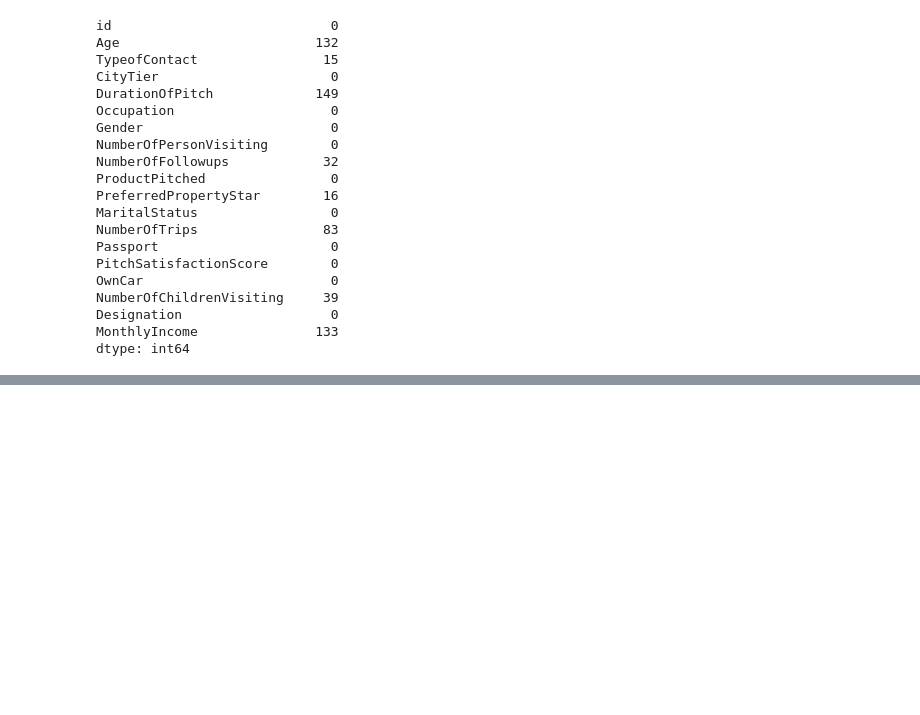
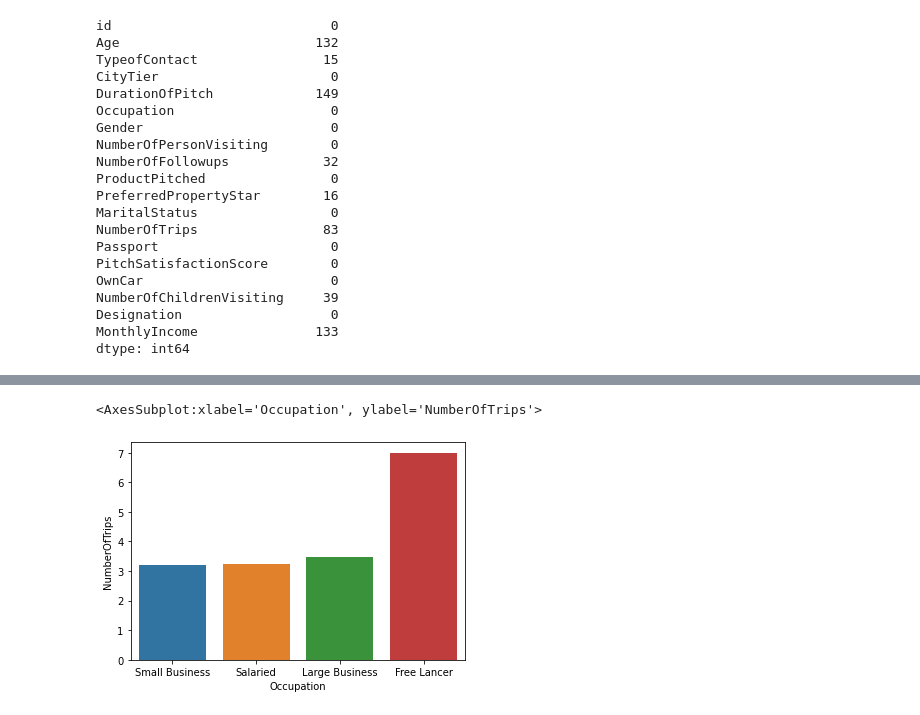
Before and after one commit to psrpsj/travel_package, a Jupyter notebook: travel.ipynb, the cells around one changed output, grey strips where cells are left out. Cells and saved outputs as stored; diff of their text form; code cells hidden in the pictures; blank space fills up the shorter version.

```diff
--- a/travel.ipynb
+++ b/travel.ipynb
@@ -81,0 +159,5 @@ dtype: int64
+# %%
+sb.barplot(x="Occupation", y="NumberOfTrips", ci=None, data=train)
+# %% [output]
+<AxesSubplot:xlabel='Occupation', ylabel='NumberOfTrips'>
+[figure, added]
```
Also changed, not shown: parts of 19 cells of this notebook.
